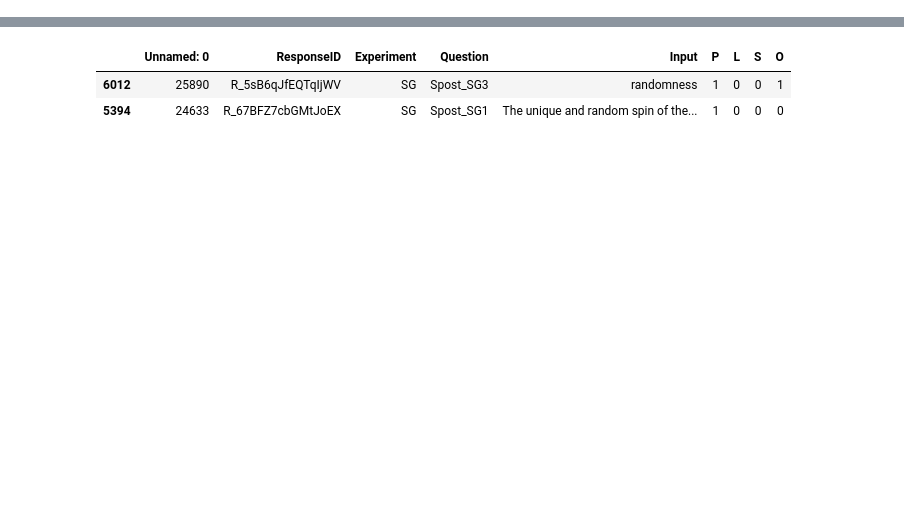
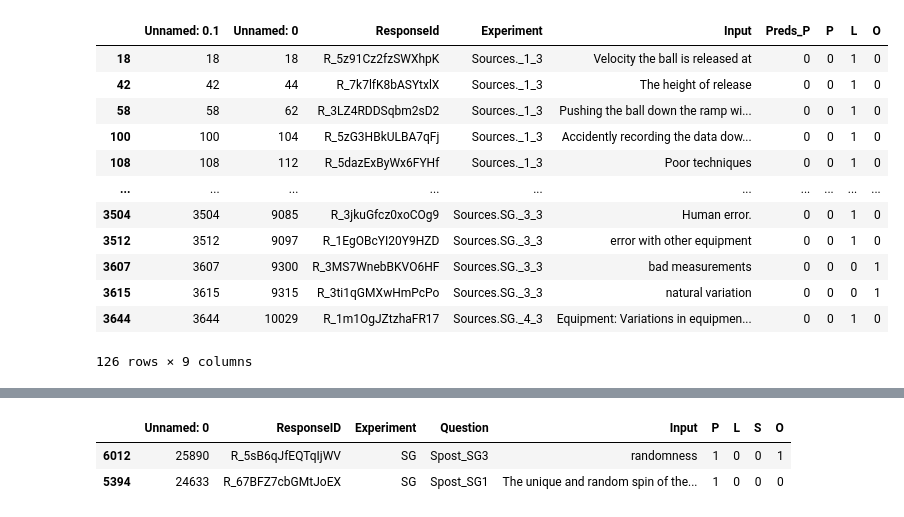
Before and after one commit to rlm854/NLP_quantum_classical_measurement, a Jupyter notebook: RM_BERT_Unc.ipynb, the cells around one changed output, grey strips where cells are left out. Drawn from its saved outputs; the diff is of its cells as text; code cells hidden in the pictures; blank space fills up the shorter version.

```diff
--- a/RM_BERT_Unc.ipynb
+++ b/RM_BERT_Unc.ipynb
@@ -53,3 +73,19 @@ sliced_sources = sources.loc[nums]
+# %%
+sliced_sources
+# %% [output]
+|  | Unnamed: 0.1 | Unnamed: 0 | ResponseId | Experiment | Input | Preds_P | P | L | O |
+| 18 | 18 | 18 | R_5z91Cz2fzSWXhpK | Sources._1_3 | Velocity the ball is released at | 0 | 0 | 1 | 0 |
+| 42 | 42 | 44 | R_7k7lfK8bASYtxlX | Sources._1_3 | The height of release | 0 | 0 | 1 | 0 |
+| 58 | 58 | 62 | R_3LZ4RDDSqbm2sD2 | Sources._1_3 | Pushing the ball down the ramp wi... | 0 | 0 | 1 | 0 |
+| 100 | 100 | 104 | R_5zG3HBkULBA7qFj | Sources._1_3 | Accidently recording the data dow... | 0 | 0 | 1 | 0 |
+| 108 | 108 | 112 | R_5dazExByWx6FYHf | Sources._1_3 | Poor techniques | 0 | 0 | 1 | 0 |
+| ... | ... | ... | ... | ... | ... | ... | ... | ... | ... |
+| 3504 | 3504 | 9085 | R_3jkuGfcz0xoCOg9 | Sources.SG._3_3 | Human error. | 0 | 0 | 1 | 0 |
+| 3512 | 3512 | 9097 | R_1EgOBcYI20Y9HZD | Sources.SG._3_3 | error with other equipment | 0 | 0 | 1 | 0 |
+| 3607 | 3607 | 9300 | R_3MS7WnebBKVO6HF | Sources.SG._3_3 | bad measurements | 0 | 0 | 0 | 1 |
+| 3615 | 3615 | 9315 | R_3ti1qGMXwHmPcPo | Sources.SG._3_3 | natural variation | 0 | 0 | 0 | 1 |
+| 3644 | 3644 | 10029 | R_1m1OgJZtzhaFR17 | Sources.SG._4_3 | Equipment: Variations in equipmen... | 0 | 0 | 1 | 0 |
+126 rows × 9 columns
 # %%
 sliced_generic = generic.loc[nums_generic]
 # %%
```
Also changed, not shown: parts of 17 cells of this notebook, 2 other files.
